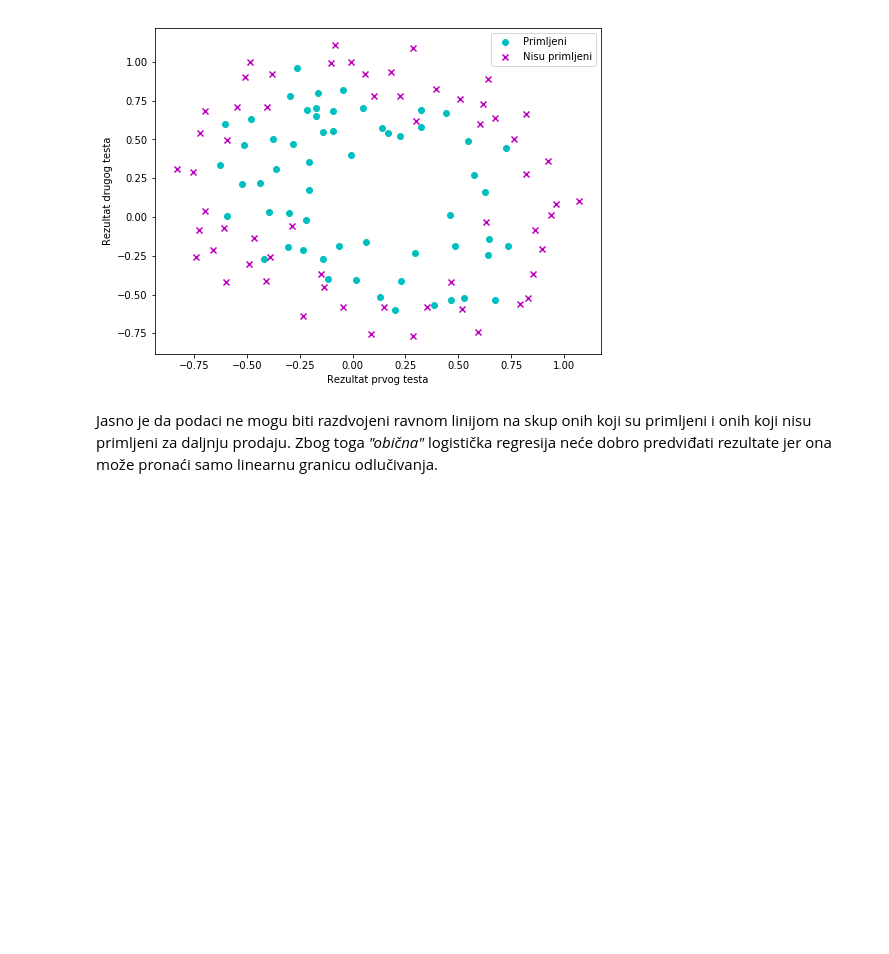
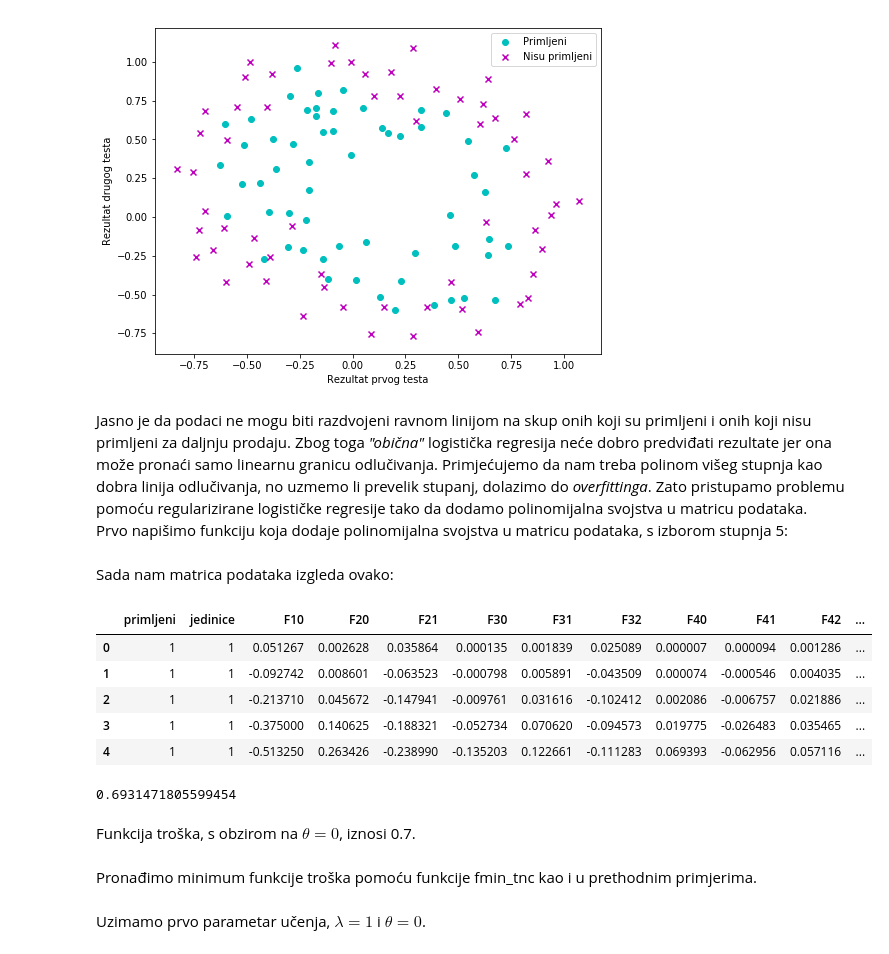
Before and after one commit to lucijamihalj/MSzadaca, a Jupyter notebook: strojno_ucenje.ipynb, the cells around one changed output. Saved outputs shown, nothing was run; the diff lists cells and outputs as text; code cells hidden in the pictures; blank space fills up the shorter version.

Commit message:
MS - prva domaca zadaca - 20180409
prosireno poglavlje regularizirane regresije

```diff
--- a/strojno_ucenje.ipynb
+++ b/strojno_ucenje.ipynb
@@ -512,7 +532,7 @@ Pogledajmo kako podaci izgledaju.
 # %%
 import copy
 data = copy.copy(chips)
-data.insert(0, 'jed', 1)
+data.insert(3, 'jedinice', 1)
 # %%
 fig,ax=plt.subplots(figsize=(8,6))
 pos_c=chips[chips['primljeni'].isin([1])]
@@ -526,4 +546,42 @@ show()
 # %% [output]
 [figure]
 # %% [markdown]
-Jasno je da podaci ne mogu biti razdvojeni ravnom linijom na skup onih koji su primljeni i onih koji nisu primljeni za daljnju prodaju. Zbog toga *"obična"* logistička regresija neće dobro predviđati rezultate jer ona može pronaći samo linearnu granicu odlučivanja.
+Jasno je da podaci ne mogu biti razdvojeni ravnom linijom na skup onih koji su primljeni i onih koji nisu primljeni za daljnju prodaju. Zbog toga *"obična"* logistička regresija neće dobro predviđati rezultate jer ona može pronaći samo linearnu granicu odlučivanja. Primjećujemo da nam treba polinom višeg stupnja kao dobra linija odlučivanja, no uzmemo li prevelik stupanj, dolazimo do *overfittinga*. Zato pristupamo problemu pomoću regularizirane logističke regresije tako da dodamo polinomijalna svojstva u matricu podataka.  <br>
+Prvo napišimo funkciju koja dodaje polinomijalna svojstva u matricu podataka, s izborom stupnja 5:
+# %%
+degree = 5
+x1 = data['prvi_test']
+x2 = data['drugi_test']
+for i in range(1, degree):
+    for j in range(0, i):
+        data['F' + str(i) + str(j)] = np.power(x1, i-j) * np.power(x2, j)
+
+data.drop('prvi_test', axis=1, inplace=True)
+data.drop('drugi_test', axis=1, inplace=True)
+# %% [markdown]
+Sada nam matrica podataka izgleda ovako:
+# %%
+data.head()
+# %% [output]
+|  | primljeni | jedinice | F10 | F20 | F21 | F30 | F31 | F32 | F40 | F41 | F42 | ... |
+| 0 | 1 | 1 | 0.051267 | 0.002628 | 0.035864 | 0.000135 | 0.001839 | 0.025089 | 0.000007 | 0.000094 | 0.001286 | ... |
+| 1 | 1 | 1 | -0.092742 | 0.008601 | -0.063523 | -0.000798 | 0.005891 | -0.043509 | 0.000074 | -0.000546 | 0.004035 | ... |
+| 2 | 1 | 1 | -0.213710 | 0.045672 | -0.147941 | -0.009761 | 0.031616 | -0.102412 | 0.002086 | -0.006757 | 0.021886 | ... |
+| 3 | 1 | 1 | -0.375000 | 0.140625 | -0.188321 | -0.052734 | 0.070620 | -0.094573 | 0.019775 | -0.026483 | 0.035465 | ... |
+| 4 | 1 | 1 | -0.513250 | 0.263426 | -0.238990 | -0.135203 | 0.122661 | -0.111283 | 0.069393 | -0.062956 | 0.057116 | ... |
+# %%
+stupci = data.shape[1]
+X_chips = data.iloc[:,1:stupci]
+Y_chips = data.iloc[:,0:1]
+X_chips = np.array(X_chips.values)
+Y_chips = np.array(Y_chips.values)
+theta_chips = np.zeros(11)
+cost_reg(theta_chips, X_chips, Y_chips, rate=1)
+# %% [output]
+0.6931471805599454
+# %% [markdown]
+Funkcija troška, s obzirom na $\theta=0$, iznosi 0.7.
+# %% [markdown]
+Pronađimo minimum funkcije troška pomoću funkcije fmin_tnc kao i u prethodnim primjerima.
+# %% [markdown]
+Uzimamo prvo parametar učenja, $\lambda=1$ i $\theta=0$.
```
Also changed, not shown: parts of 19 cells of this notebook.
